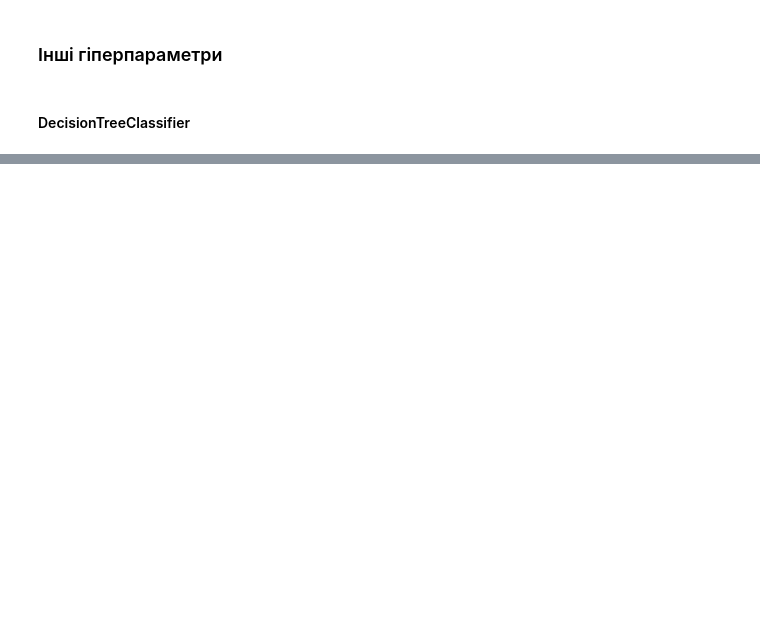
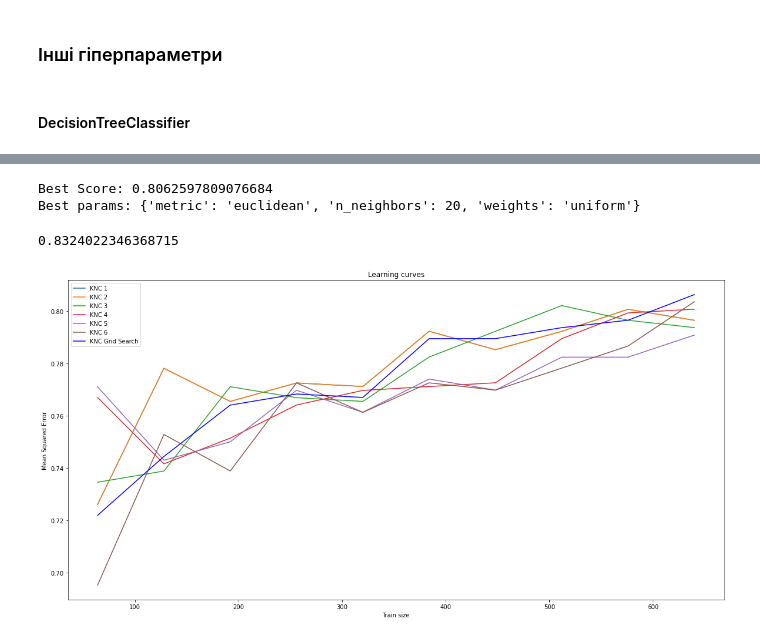
Before and after one commit to lashkoEv/machine-learning, a Jupyter notebook: LR2_ML.ipynb, the cells around one changed output, grey strips where cells are left out. Saved outputs shown, nothing was run; the diff lists cells and outputs as text; code cells hidden in the pictures; blank space fills up the shorter version.

```diff
--- a/LR2_ML.ipynb
+++ b/LR2_ML.ipynb
@@ -826,0 +880,47 @@ plt.show()
+# %%
+parameter_grid = {'n_neighbors': list(range(1, 41)),
+                  'weights' : ['uniform', 'distance'],
+                  'metric' : ['euclidean', 'manhattan', 'minkowski'],
+                 }
+
+grid_search = GridSearchCV(KNClsf, param_grid = parameter_grid, cv=10)
+
+grid_search.fit(X_train, y_train)
+
+print ("Best Score: {}".format(grid_search.best_score_))
+print ("Best params: {}".format(grid_search.best_params_))
+# %% [output]
+Best Score: 0.8062597809076684
+Best params: {'metric': 'euclidean', 'n_neighbors': 20, 'weights': 'uniform'}
+# %%
+KNClsf_gs = grid_search.best_estimator_
+KNClsf_gs.fit(X_train, y_train)
+predKNClsf_gs = KNClsf_gs.predict(X_test)
+accuracy_score(y_test, predKNClsf_gs)
+# %% [output]
+0.8324022346368715
+# %%
+train_sizes_KN1, train_scores_KN1, test_scores_KN1 = learning_curve(KNClsf_my,  X_train, y_train, train_sizes=np.linspace(0.1, 1, 10), cv=10)
+train_sizes_KN2, train_scores_KN2, test_scores_KN2 = learning_curve(KNClsf_my2, X_train, y_train, train_sizes=np.linspace(0.1, 1, 10), cv=10)
+train_sizes_KN3, train_scores_KN3, test_scores_KN3 = learning_curve(KNClsf_my3, X_train, y_train, train_sizes=np.linspace(0.1, 1, 10), cv=10)
+train_sizes_KN4, train_scores_KN4, test_scores_KN4 = learning_curve(KNClsf_my4, X_train, y_train, train_sizes=np.linspace(0.1, 1, 10), cv=10)
+train_sizes_KN5, train_scores_KN5, test_scores_KN5 = learning_curve(KNClsf_my5, X_train, y_train, train_sizes=np.linspace(0.1, 1, 10), cv=10)
+train_sizes_KN6, train_scores_KN6, test_scores_KN6 = learning_curve(KNClsf_my6, X_train, y_train, train_sizes=np.linspace(0.1, 1, 10), cv=10)
+train_sizes_KN_gs, train_scores_KN_gs, test_scores_KN_gs = learning_curve(KNClsf_gs, X_train, y_train, train_sizes=np.linspace(0.1, 1, 10), cv=10)
+
+plt.figure(figsize=(20, 10))
+plt.plot(train_sizes_KN1, test_scores_KN1.mean(1), label="KNC 1")
+plt.plot(train_sizes_KN2, test_scores_KN2.mean(1), label="KNC 2")
+plt.plot(train_sizes_KN3, test_scores_KN3.mean(1), label="KNC 3")
+plt.plot(train_sizes_KN4, test_scores_KN4.mean(1), label="KNC 4")
+plt.plot(train_sizes_KN5, test_scores_KN5.mean(1), label="KNC 5")
+plt.plot(train_sizes_KN6, test_scores_KN6.mean(1), label="KNC 6")
+plt.plot(train_sizes_KN_gs, test_scores_KN_gs.mean(1), color='b', label="KNC Grid Search")
+
+plt.xlabel("Train size")
+plt.ylabel("Mean Squared Error")
+plt.title("Learning curves")
+plt.legend()
+plt.show()
+# %% [output]
+[figure, added]
```
Also changed, not shown: parts of 54 cells of this notebook.
